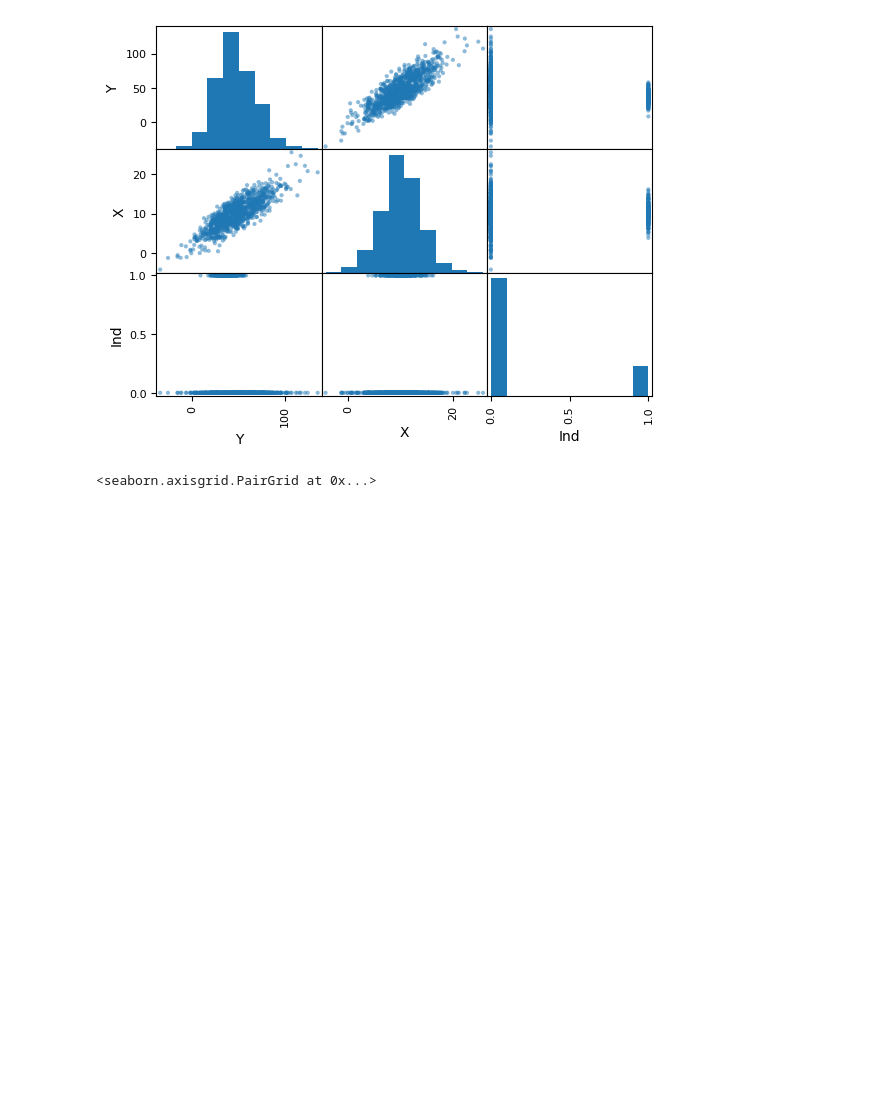
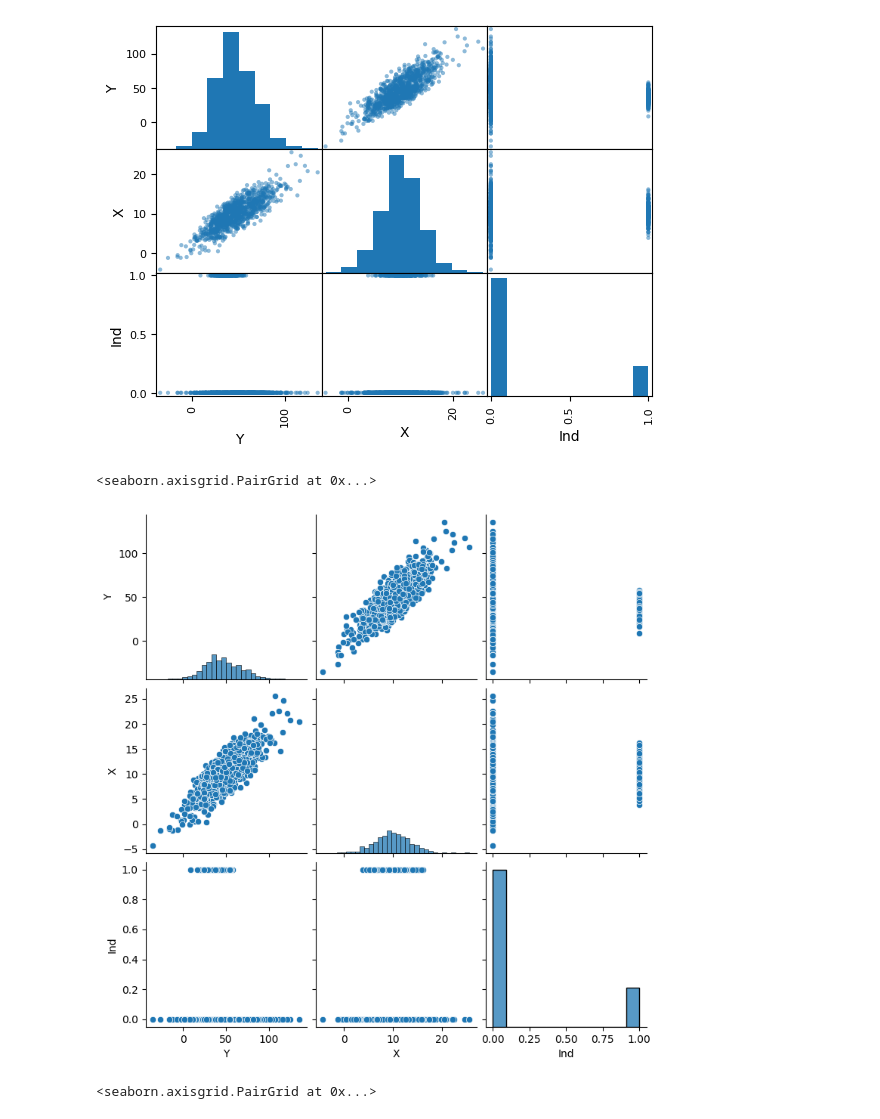
Before and after one commit to alfa7g7/Analisis-Cuantitativo-1er-semestre, a Jupyter notebook: examen-1.ipynb, the cells around one changed output. Cells and saved outputs as stored; diff of their text form; code cells hidden in the pictures; blank space fills up the shorter version.

```diff
--- a/examen-1.ipynb
+++ b/examen-1.ipynb
@@ -101,6 +101,11 @@ array([[<Axes: xlabel='Y', ylabel='Y'>, <Axes: xlabel='X', ylabel='Y'>,
         <Axes: xlabel='X', ylabel='Ind'>,
         <Axes: xlabel='Ind', ylabel='Ind'>]], dtype=object)
 [figure]
+# %%
+sns.pairplot(df)
+# %% [output]
+<seaborn.axisgrid.PairGrid at 0x...>
+[figure, added]
 # %%
 sns.pairplot(df.drop('Ind', axis=1))
 # %% [output]
```
Also changed, not shown: parts of 6 cells of this notebook.
